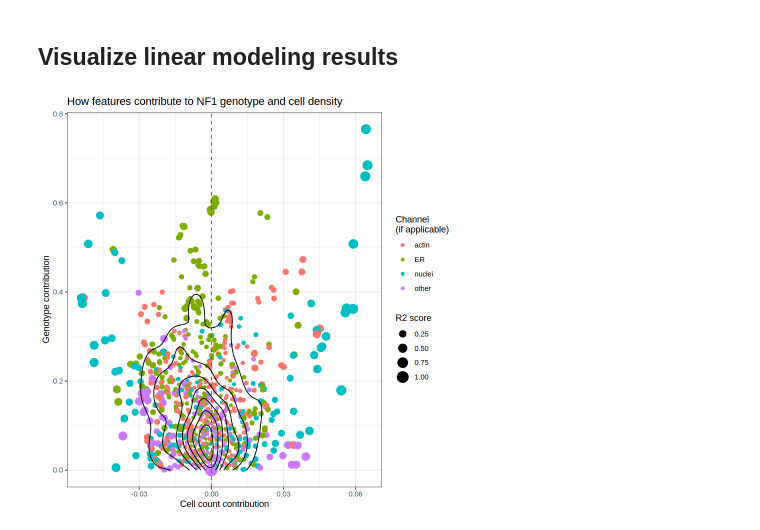
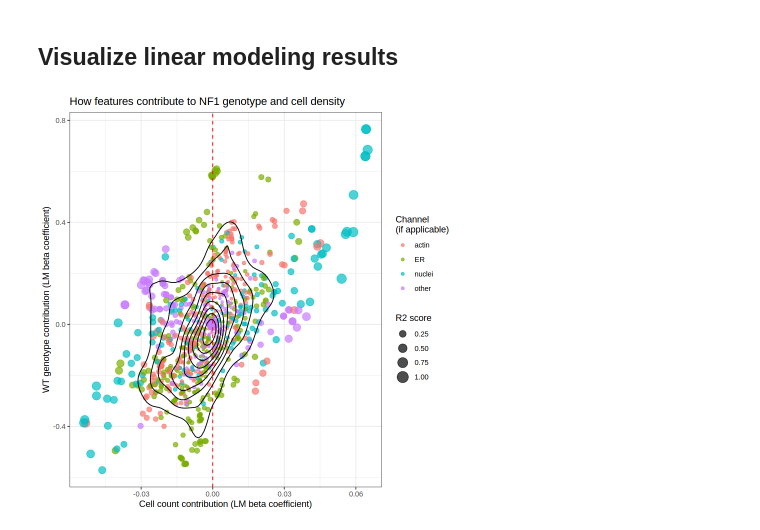
Before and after one commit to WayScience/Benchmarking_NF1_data, a Jupyter notebook: 5_analyze_data/notebooks/linear_model/visualize_linear_model.ipynb, the cells around one changed output. Cells and saved outputs as stored; diff of their text form; code cells hidden in the pictures.

Commit message:
update figure to show sign

```diff
--- a/5_analyze_data/notebooks/linear_model/visualize_linear_model.ipynb
+++ b/5_analyze_data/notebooks/linear_model/visualize_linear_model.ipynb
@@ -69,23 +69,23 @@ A tibble: 10 × 12
 ## Visualize linear modeling results
 # %%
 lm_fig_gg <- (
-    ggplot(lm_df, aes(x = cell_count_coef, y = abs(WT_coef)))
-    + geom_point(aes(size = r2_score, color = channel_cleaned))
+    ggplot(lm_df, aes(x = cell_count_coef, y = WT_coef))
+    + geom_point(aes(size = r2_score, color = channel_cleaned), alpha = 0.7)
     + geom_vline(xintercept = 0, linetype = "dashed", color = "red")
     + geom_density2d(color="black", show.legend = FALSE)
     + theme_bw()
     + guides(
         color = guide_legend(title = "Channel\n(if applicable)", order = 1),
         size = guide_legend(title = "R2 score")
     )
-    + ylab("Genotype contribution")
-    + xlab("Cell count contribution")
+    + ylab("WT genotype contribution (LM beta coefficient)")
+    + xlab("Cell count contribution (LM beta coefficient)")
     + ggtitle("How features contribute to NF1 genotype and cell density")
 )
 
 lm_fig_gg
 # %% [output]
-[figure, old version]
+[figure, new version]
 # %%
 # Output figure
 ggsave(lm_fig, lm_fig_gg, dpi = 500, height = 6, width = 6)
```
Also changed, not shown: 2 other files.
